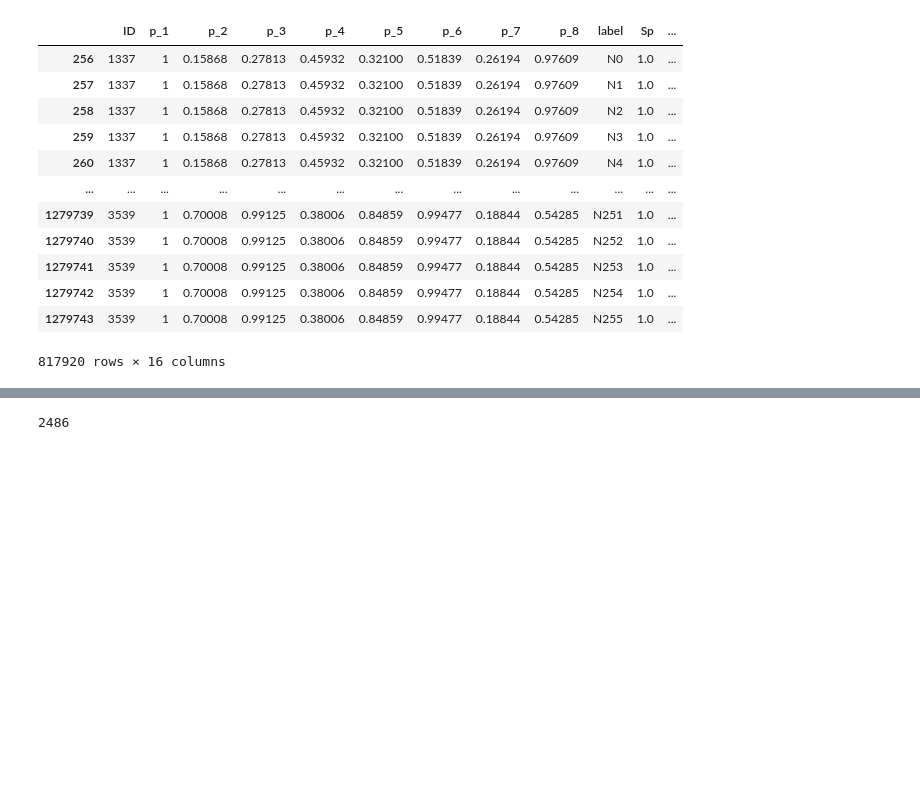
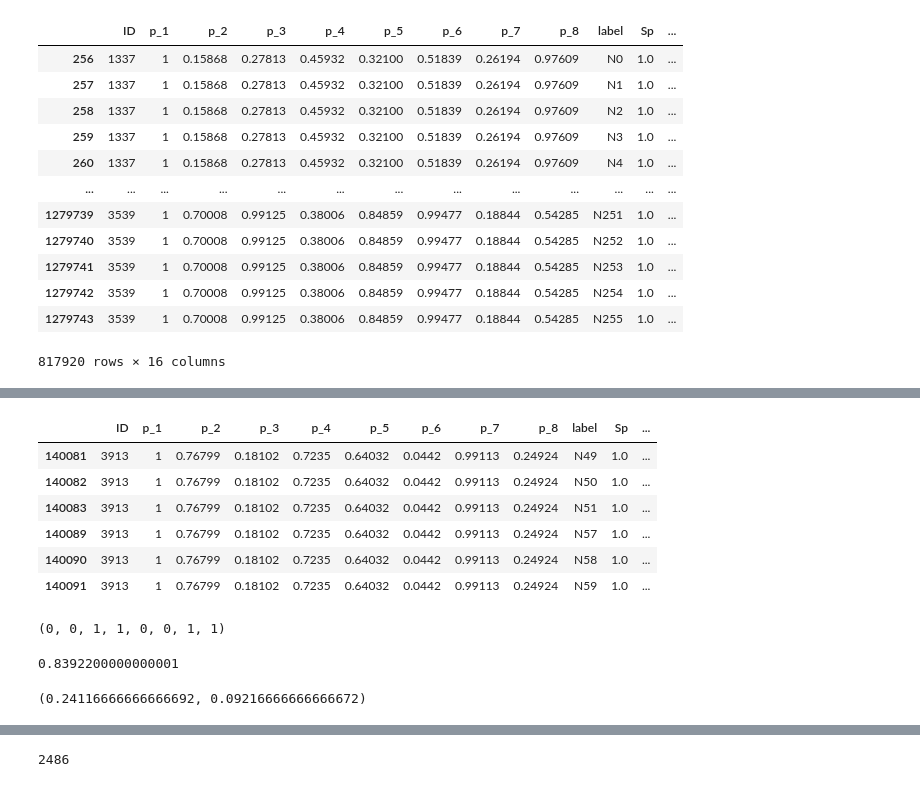
Before and after one commit to Nikoleta-v3/conditional-cooperation-with-longer-memory, a Jupyter notebook: notebooks/Three bit case.ipynb, the cells around one changed output, grey strips where cells are left out. Drawn from its saved outputs; the diff is of its cells as text; code cells hidden in the pictures; blank space fills up the shorter version.

```diff
--- a/notebooks/Three bit case.ipynb
+++ b/notebooks/Three bit case.ipynb
@@ -256,9 +262,9 @@ names = ["ID"] + [f"p_{i}" for i in range(1, 9)] + ['label', 'Sp', 'Sq', 'condit
 # %%
 dfs = []
 
-for file in files:
+for file in tqdm.tqdm(files):
 
-    dfs.append(pd.read_csv(file, in names=names))
+    dfs.append(pd.read_csv(file, names=names))
 # %%
 df = pd.concat(dfs)
 # %%
@@ -289,0 +369,14 @@ deterministic_transitions = list(itertools.product([0, 1], repeat=8))
+# %%
+noneq[(noneq['ID'] == 3913) & (noneq['Sq'] > 1)]
+# %% [output]
+|  | ID | p_1 | p_2 | p_3 | p_4 | p_5 | p_6 | p_7 | p_8 | label | Sp | ... |
+| 140081 | 3913 | 1 | 0.76799 | 0.18102 | 0.7235 | 0.64032 | 0.0442 | 0.99113 | 0.24924 | N49 | 1.0 | ... |
+| 140082 | 3913 | 1 | 0.76799 | 0.18102 | 0.7235 | 0.64032 | 0.0442 | 0.99113 | 0.24924 | N50 | 1.0 | ... |
+| 140083 | 3913 | 1 | 0.76799 | 0.18102 | 0.7235 | 0.64032 | 0.0442 | 0.99113 | 0.24924 | N51 | 1.0 | ... |
+| 140089 | 3913 | 1 | 0.76799 | 0.18102 | 0.7235 | 0.64032 | 0.0442 | 0.99113 | 0.24924 | N57 | 1.0 | ... |
+| 140090 | 3913 | 1 | 0.76799 | 0.18102 | 0.7235 | 0.64032 | 0.0442 | 0.99113 | 0.24924 | N58 | 1.0 | ... |
+| 140091 | 3913 | 1 | 0.76799 | 0.18102 | 0.7235 | 0.64032 | 0.0442 | 0.99113 | 0.24924 | N59 | 1.0 | ... |
+# %%
+deterministic_transitions[51]
+# %% [output]
+(0, 0, 1, 1, 0, 0, 1, 1)
@@ -289,0 +391,8 @@ deterministic_transitions = list(itertools.product([0, 1], repeat=8))
+# %%
+ss @ np.array([2 - 1, -1, 2, 0] * 16)
+# %% [output]
+0.8392200000000001
+# %%
+sum([ss[i] for i in cc_indices]), sum([ss[i] for i in cd_indices])
+# %% [output]
+(0.24116666666666692, 0.09216666666666672)
```
Also changed, not shown: parts of 153 cells of this notebook, 3 other files.
